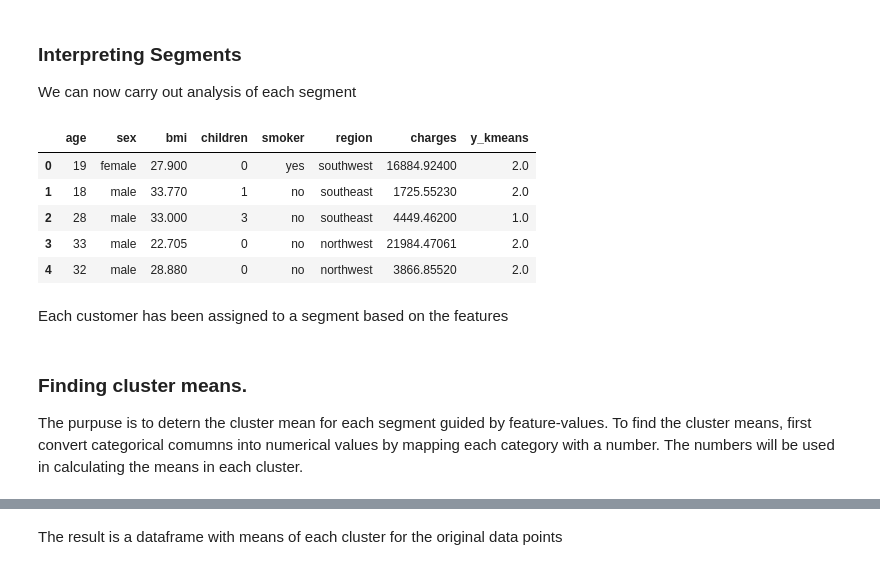
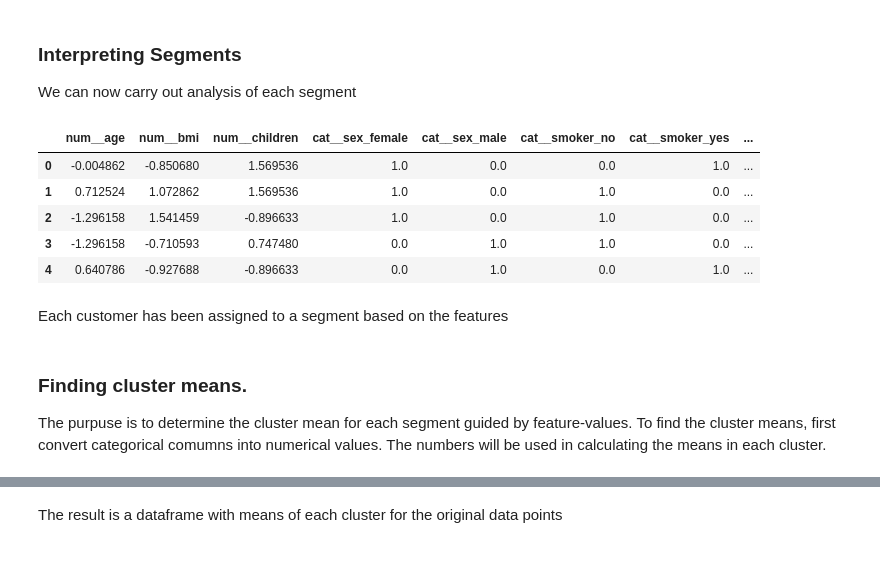
Before and after one commit to James-Kosgei/Phase-4-Project-, a Jupyter notebook: idex.ipynb, the cells around one changed output, grey strips where cells are left out. Cells and saved outputs as stored; diff of their text form; code cells hidden in the pictures.

```diff
--- a/idex.ipynb
+++ b/idex.ipynb
@@ -333,22 +307,24 @@ plt.show()
 # %% [markdown]
 ### Interpreting Segments
 We can now carry out analysis of each segment
-# %%
-# add the cluster labels to the original data
-df["y_kmeans"] = pd.Series(y_kmeans, index=X_train.index)
-
-# preview data
-df.head()
-# %% [output]
-|  | age | sex | bmi | children | smoker | region | charges | y_kmeans |
-| 0 | 19 | female | 27.900 | 0 | yes | southwest | 16884.92400 | 2.0 |
-| 1 | 18 | male | 33.770 | 1 | no | southeast | 1725.55230 | 2.0 |
-| 2 | 28 | male | 33.000 | 3 | no | southeast | 4449.46200 | 1.0 |
-| 3 | 33 | male | 22.705 | 0 | no | northwest | 21984.47061 | 2.0 |
-| 4 | 32 | male | 28.880 | 0 | no | northwest | 3866.85520 | 2.0 |
+# %%
+#convert the x_train array into a dataframe and append the y_kmeans labels
+X_train_transformed = pd.DataFrame(
+    preprocessor.fit_transform(X_train),
+    columns=preprocessor.get_feature_names_out()
+)
+X_train_transformed["y_kmeans"] = y_kmeans
+X_train_transformed.head()
+# %% [output]
+|  | num__age | num__bmi | num__children | cat__sex_female | cat__sex_male | cat__smoker_no | cat__smoker_yes | ... |
+| 0 | -0.004862 | -0.850680 | 1.569536 | 1.0 | 0.0 | 0.0 | 1.0 | ... |
+| 1 | 0.712524 | 1.072862 | 1.569536 | 1.0 | 0.0 | 1.0 | 0.0 | ... |
+| 2 | -1.296158 | 1.541459 | -0.896633 | 1.0 | 0.0 | 1.0 | 0.0 | ... |
+| 3 | -1.296158 | -0.710593 | 0.747480 | 0.0 | 1.0 | 1.0 | 0.0 | ... |
+| 4 | 0.640786 | -0.927688 | -0.896633 | 0.0 | 1.0 | 0.0 | 1.0 | ... |
 # %% [markdown]
 Each customer has been assigned to a segment based on the features
 # %% [markdown]
 ### Finding cluster means.
 
-The purpuse is to detern the cluster mean for each segment guided by feature-values. To find the cluster means, first convert categorical comumns into numerical values by mapping each category with a number. The numbers will be used in calculating the means in each cluster.
+The purpuse is to determine the cluster mean for each segment guided by feature-values. To find the cluster means, first convert categorical comumns into numerical values. The numbers will be used in calculating the means in each cluster.
```
Also changed, not shown: parts of 13 cells of this notebook.
